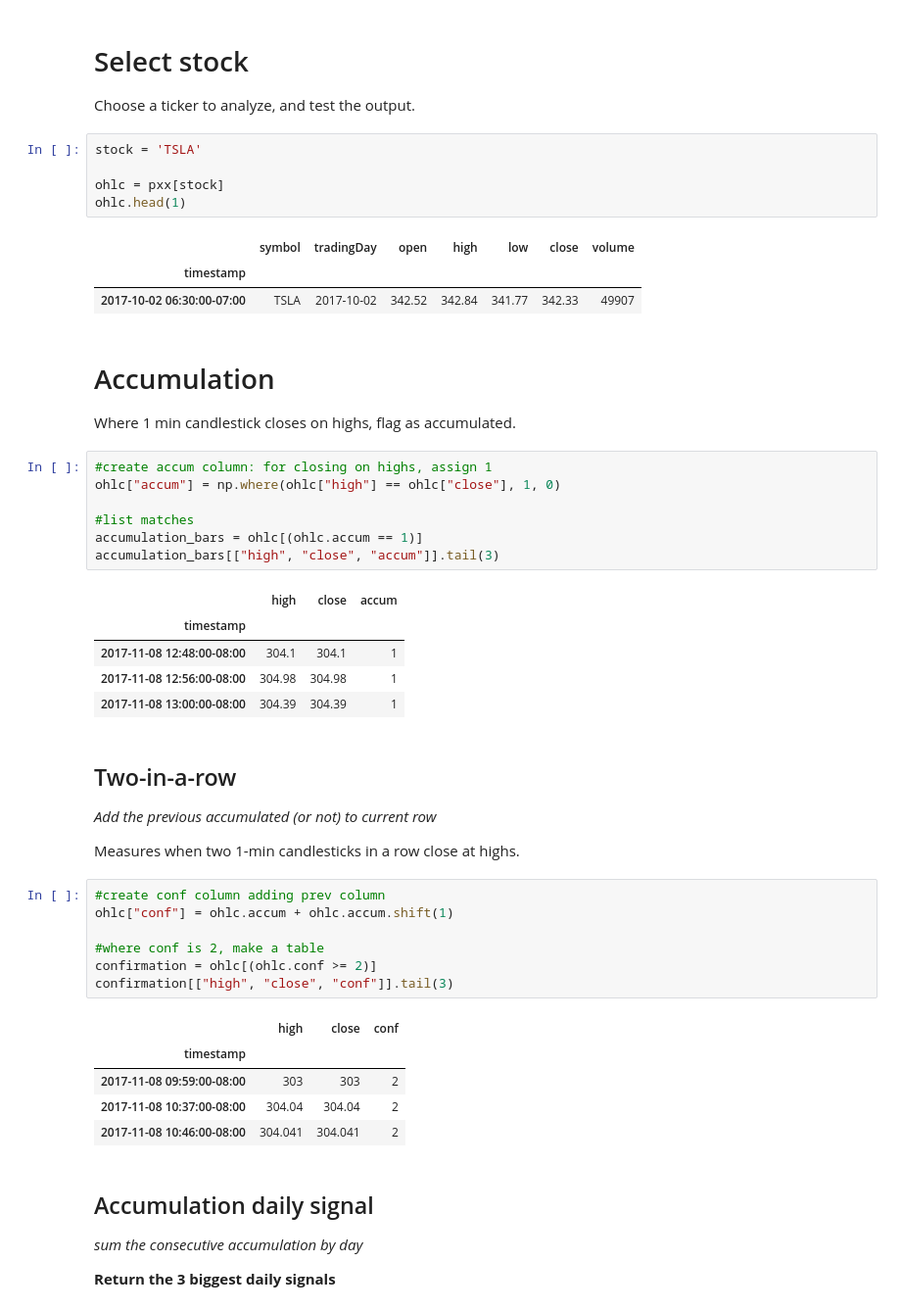
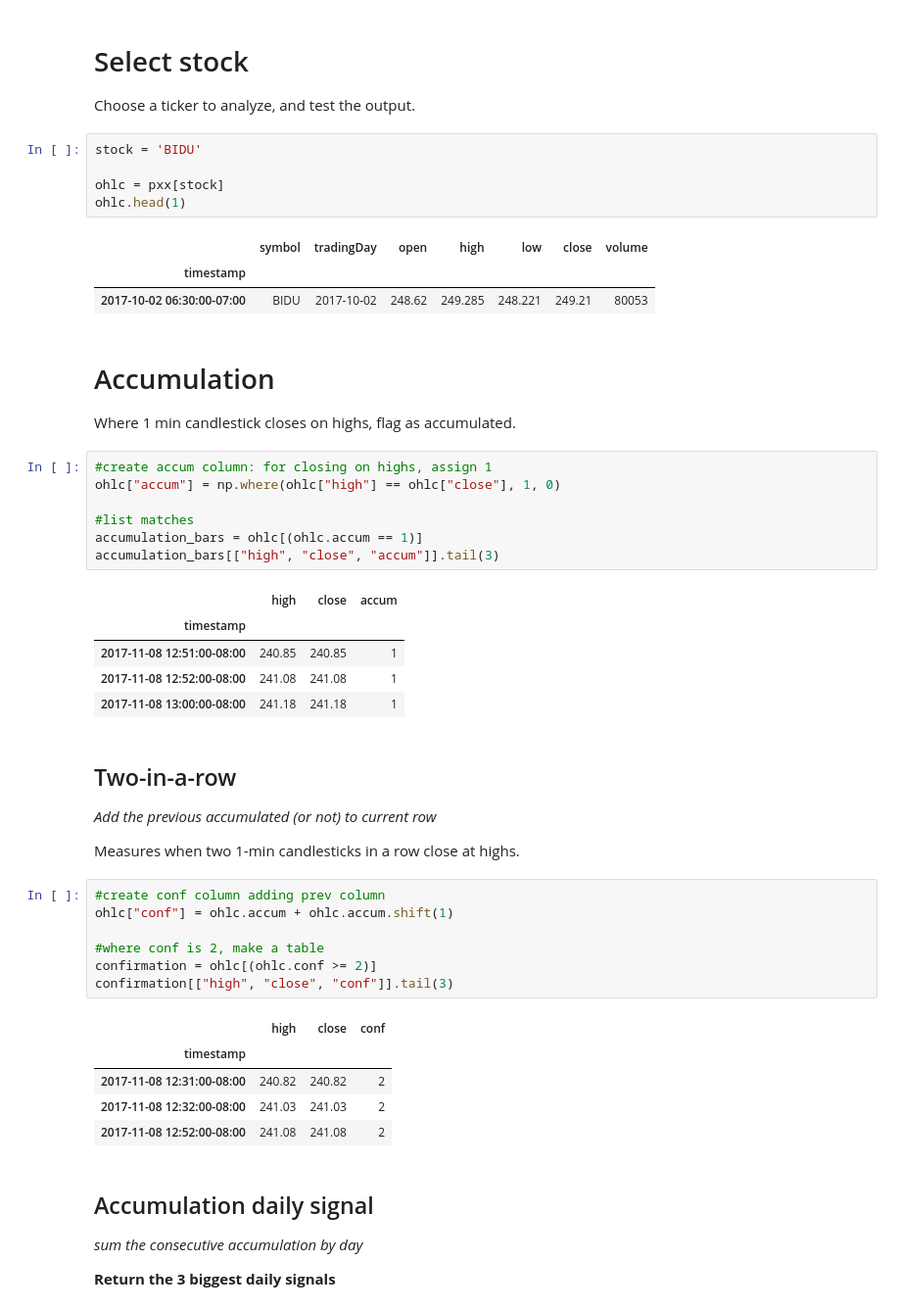
Before and after one commit to ale627/python, a Jupyter notebook: barchart.ipynb, the cells around one changed output. Shown at 98% size. Saved outputs shown, nothing was run; the diff lists cells and outputs as text.

```diff
--- a/barchart.ipynb
+++ b/barchart.ipynb
@@ -154,14 +154,14 @@ TSLA..[fetched] | 9 of 9 tickers |
 # Select stock
 Choose a ticker to analyze, and test the output.
 # %%
-stock = 'TSLA'
+stock = 'BIDU'
 
 ohlc = pxx[stock]
 ohlc.head(1)
 # %% [output]
 |  | symbol | tradingDay | open | high | low | close | volume |
 | timestamp |  |  |  |  |  |  |  |
-| 2017-10-02 06:30:00-07:00 | TSLA | 2017-10-02 | 342.52 | 342.84 | 341.77 | 342.33 | 49907 |
+| 2017-10-02 06:30:00-07:00 | BIDU | 2017-10-02 | 248.62 | 249.285 | 248.221 | 249.21 | 80053 |
 # %% [markdown]
 # Accumulation
 Where 1 min candlestick closes on highs, flag as accumulated.
@@ -175,9 +175,9 @@ accumulation_bars[["high", "close", "accum"]].tail(3)
 # %% [output]
 |  | high | close | accum |
 | timestamp |  |  |  |
-| 2017-11-08 12:48:00-08:00 | 304.1 | 304.1 | 1 |
-| 2017-11-08 12:56:00-08:00 | 304.98 | 304.98 | 1 |
-| 2017-11-08 13:00:00-08:00 | 304.39 | 304.39 | 1 |
+| 2017-11-08 12:51:00-08:00 | 240.85 | 240.85 | 1 |
+| 2017-11-08 12:52:00-08:00 | 241.08 | 241.08 | 1 |
+| 2017-11-08 13:00:00-08:00 | 241.18 | 241.18 | 1 |
 # %% [markdown]
 ## Two-in-a-row
 *Add the previous accumulated (or not) to current row*
@@ -193,9 +193,9 @@ confirmation[["high", "close", "conf"]].tail(3)
 # %% [output]
 |  | high | close | conf |
 | timestamp |  |  |  |
-| 2017-11-08 09:59:00-08:00 | 303 | 303 | 2 |
-| 2017-11-08 10:37:00-08:00 | 304.04 | 304.04 | 2 |
-| 2017-11-08 10:46:00-08:00 | 304.041 | 304.041 | 2 |
+| 2017-11-08 12:31:00-08:00 | 240.82 | 240.82 | 2 |
+| 2017-11-08 12:32:00-08:00 | 241.03 | 241.03 | 2 |
+| 2017-11-08 12:52:00-08:00 | 241.08 | 241.08 | 2 |
 # %% [markdown]
 ## Accumulation daily signal
 
```
Also changed, not shown: parts of 5 cells of this notebook.
